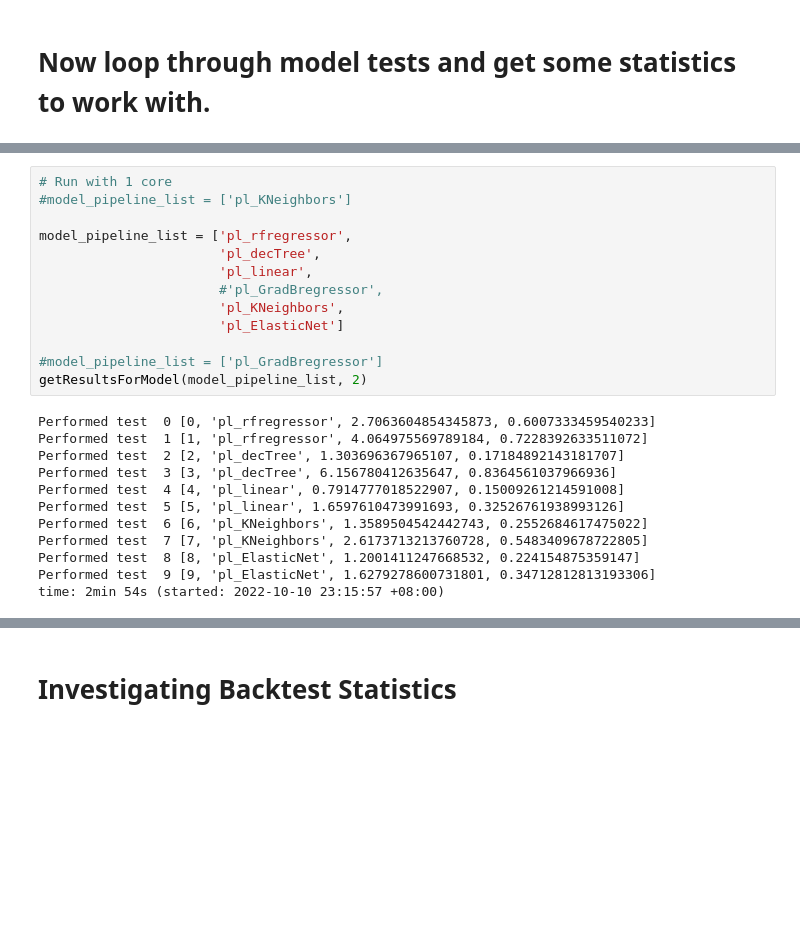
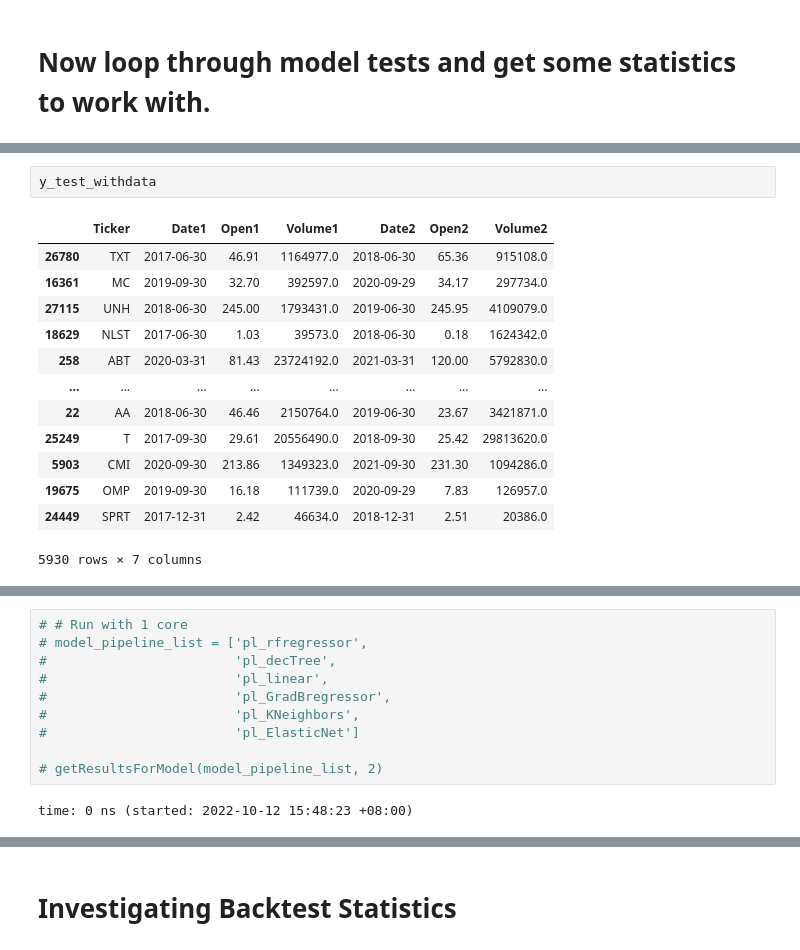
Before and after one commit to ethan-eplee/PortfolioThatBeatsTheMarket, a Jupyter notebook: 06_EvaluationBacktest.ipynb, the cells around one changed output, grey strips where cells are left out. Drawn from its saved outputs; the diff is of its cells as text; blank space fills up the shorter version.

```diff
--- a/06_EvaluationBacktest.ipynb
+++ b/06_EvaluationBacktest.ipynb
@@ -536,0 +505,16 @@ time: 0 ns (started: 2022-10-10 22:49:48 +08:00)
+# %%
+y_test_withdata
+# %% [output]
+|  | Ticker | Date1 | Open1 | Volume1 | Date2 | Open2 | Volume2 |
+| 26780 | TXT | 2017-06-30 | 46.91 | 1164977.0 | 2018-06-30 | 65.36 | 915108.0 |
+| 16361 | MC | 2019-09-30 | 32.70 | 392597.0 | 2020-09-29 | 34.17 | 297734.0 |
+| 27115 | UNH | 2018-06-30 | 245.00 | 1793431.0 | 2019-06-30 | 245.95 | 4109079.0 |
+| 18629 | NLST | 2017-06-30 | 1.03 | 39573.0 | 2018-06-30 | 0.18 | 1624342.0 |
+| 258 | ABT | 2020-03-31 | 81.43 | 23724192.0 | 2021-03-31 | 120.00 | 5792830.0 |
+| ... | ... | ... | ... | ... | ... | ... | ... |
+| 22 | AA | 2018-06-30 | 46.46 | 2150764.0 | 2019-06-30 | 23.67 | 3421871.0 |
+| 25249 | T | 2017-09-30 | 29.61 | 20556490.0 | 2018-09-30 | 25.42 | 29813620.0 |
+| 5903 | CMI | 2020-09-30 | 213.86 | 1349323.0 | 2021-09-30 | 231.30 | 1094286.0 |
+| 19675 | OMP | 2019-09-30 | 16.18 | 111739.0 | 2020-09-29 | 7.83 | 126957.0 |
+| 24449 | SPRT | 2017-12-31 | 2.42 | 46634.0 | 2018-12-31 | 2.51 | 20386.0 |
+5930 rows × 7 columns
@@ -537,26 +522,13 @@ time: 0 ns (started: 2022-10-10 22:49:48 +08:00)
 # %%
-# Run with 1 core
-#model_pipeline_list = ['pl_KNeighbors']
+# # Run with 1 core
+# model_pipeline_list = ['pl_rfregressor',
+#                        'pl_decTree',
+#                        'pl_linear',
+#                        'pl_GradBregressor',
+#                        'pl_KNeighbors',
+#                        'pl_ElasticNet']
 
-model_pipeline_list = ['pl_rfregressor',
-                       'pl_decTree',
-                       'pl_linear',
-                       #'pl_GradBregressor',
-                       'pl_KNeighbors',
-                       'pl_ElasticNet']
-
-#model_pipeline_list = ['pl_GradBregressor']
-getResultsForModel(model_pipeline_list, 2)
+# getResultsForModel(model_pipeline_list, 2)
 # %% [output]
-Performed test  0 [0, 'pl_rfregressor', 2.7063604854345873, 0.6007333459540233]
-Performed test  1 [1, 'pl_rfregressor', 4.064975569789184, 0.7228392633511072]
-Performed test  2 [2, 'pl_decTree', 1.303696367965107, 0.17184892143181707]
-Performed test  3 [3, 'pl_decTree', 6.156780412635647, 0.8364561037966936]
-Performed test  4 [4, 'pl_linear', 0.7914777018522907, 0.15009261214591008]
-Performed test  5 [5, 'pl_linear', 1.6597610473991693, 0.32526761938993126]
-Performed test  6 [6, 'pl_KNeighbors', 1.3589504542442743, 0.2552684617475022]
-Performed test  7 [7, 'pl_KNeighbors', 2.6173713213760728, 0.5483409678722805]
-Performed test  8 [8, 'pl_ElasticNet', 1.2001411247668532, 0.224154875359147]
-Performed test  9 [9, 'pl_ElasticNet', 1.6279278600731801, 0.34712812813193306]
-time: 2min 54s (started: 2022-10-10 23:15:57 +08:00)
+time: 0 ns (started: 2022-10-12 15:48:23 +08:00)
 # %%
```
Also changed, not shown: parts of 37 cells of this notebook, 1 other file.
